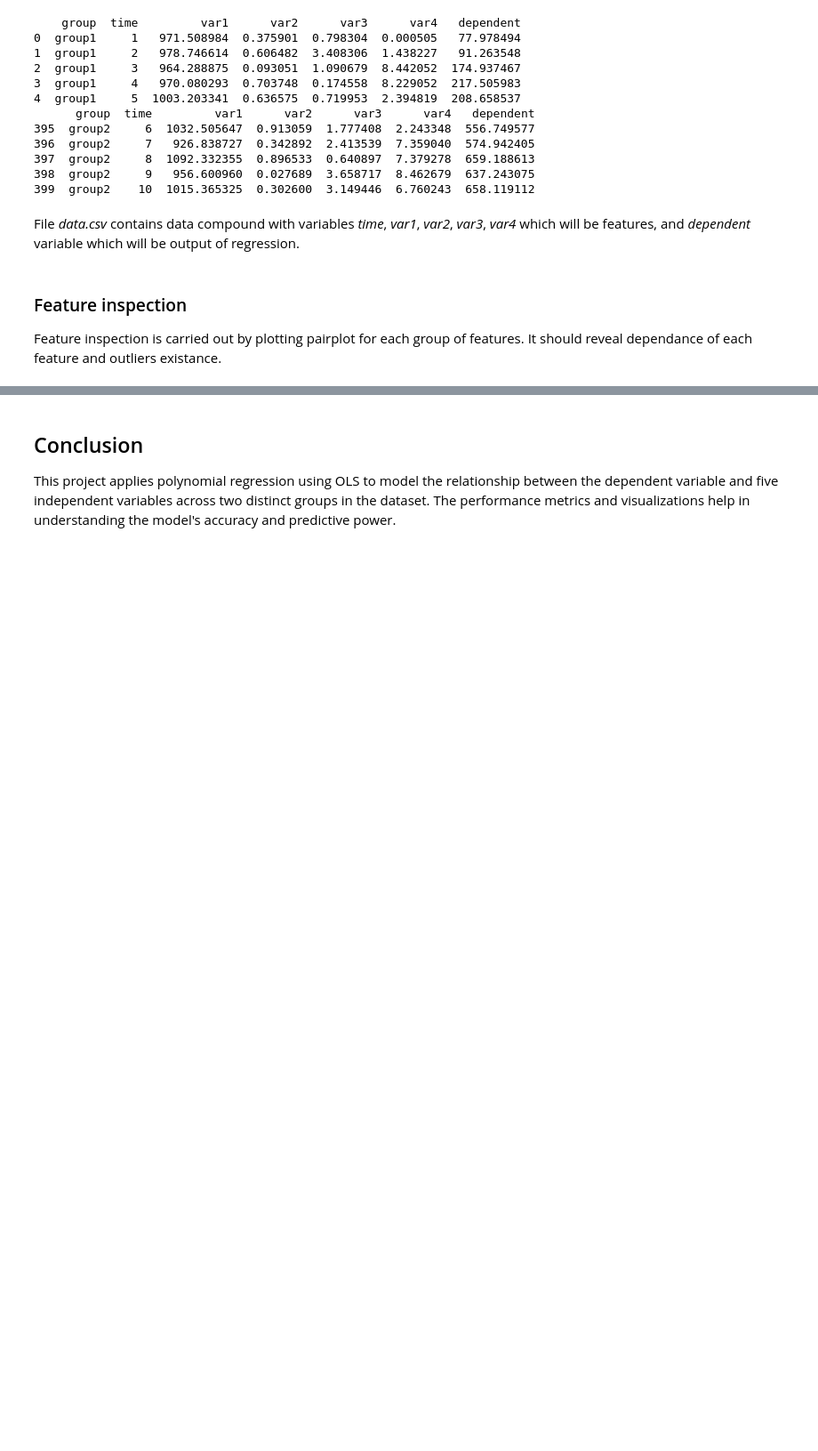
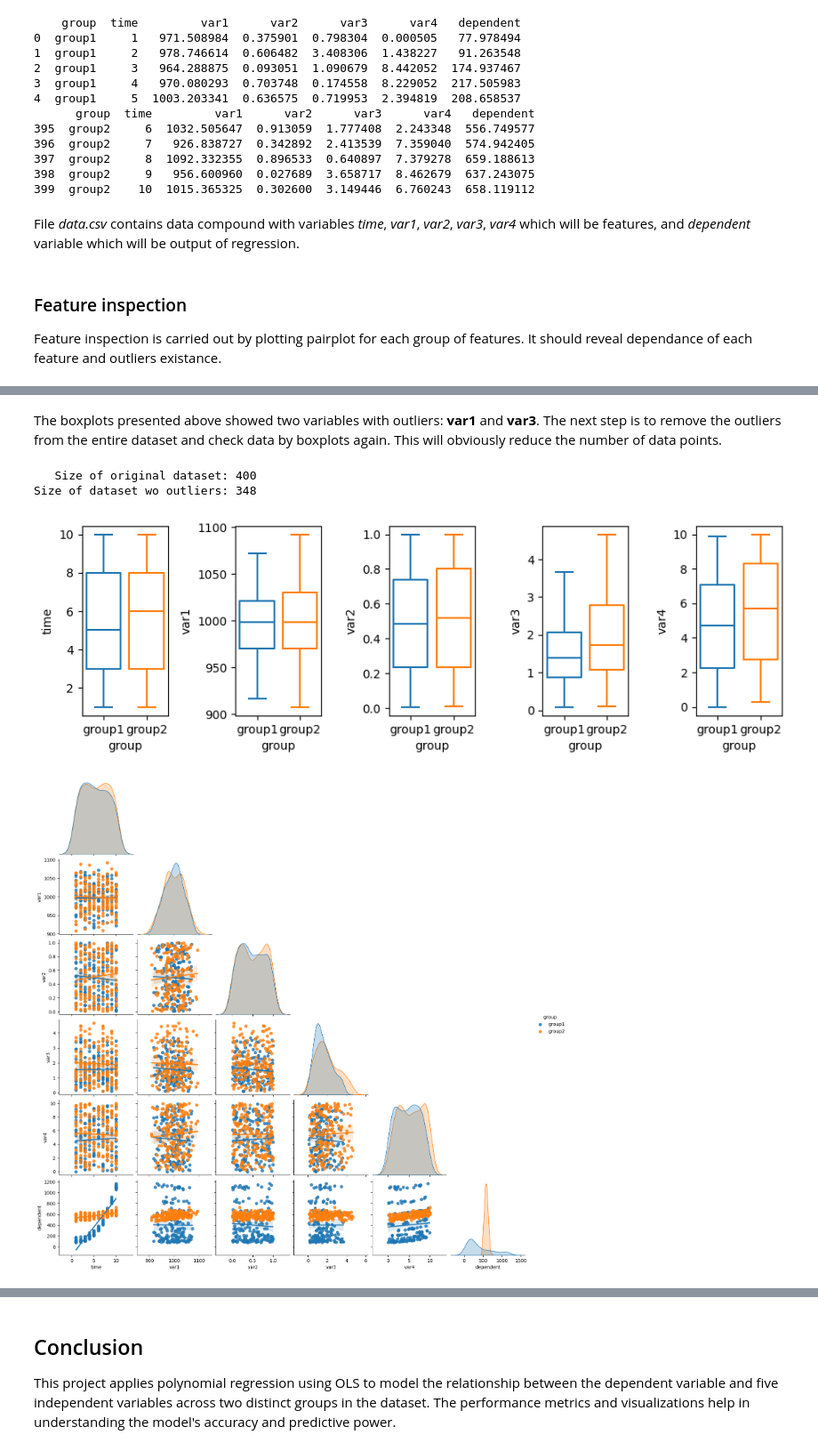
Before and after one commit to pciuh/regression-model, a Jupyter notebook: regression-model.ipynb, the cells around one changed output, grey strips where cells are left out. Shown at 89% size. Drawn from its saved outputs; the diff is of its cells as text; code cells hidden in the pictures; blank space fills up the shorter version.

```diff
--- a/regression-model.ipynb
+++ b/regression-model.ipynb
@@ -69,0 +89,31 @@ fig.savefig(pDir + 'pairplot.png',dpi=150)
+# %% [markdown]
+The boxplots presented above showed two variables with outliers: **var1** and **var3**. The next step is to remove the outliers from the entire dataset and check data by boxplots again. This will obviously reduce the number of data points.
+# %%
+def outlim(ser):
+    iqr = np.diff(np.percentile(ser,[25,75]))[0]
+    med = np.median(ser)
+    return(med-1.5*iqr,med+1.5*iqr)
+dfn = pd.DataFrame()
+
+for g in ['group1','group2']:
+    kg = df.group == g
+    dfi = df[kg]
+    k = True
+    for ke in key:
+        lLim,uLim = outlim(dfi[ke])
+        k1 = (dfi[ke]<=uLim) & (dfi[ke]>=lLim)
+        k = k*k1
+
+    dfn = pd.concat([dfn,dfi[k]])
+
+print('   Size of original dataset:',df.shape[0])
+print('Size of dataset wo outliers:',dfn.shape[0])
+plboxp(dfn,key,'boxplot-clean')
+
+fig = sns.pairplot(dfn,kind='reg', diag_kind='kde',corner=True,hue='group',aspect=1)
+fig.savefig(pDir + 'pairplot-clean.png',dpi=150)
+# %% [output]
+   Size of original dataset: 400
+Size of dataset wo outliers: 348
+[figure, added]
+[figure, added]
```
Also changed, not shown: parts of 7 cells of this notebook, 7 other files.
